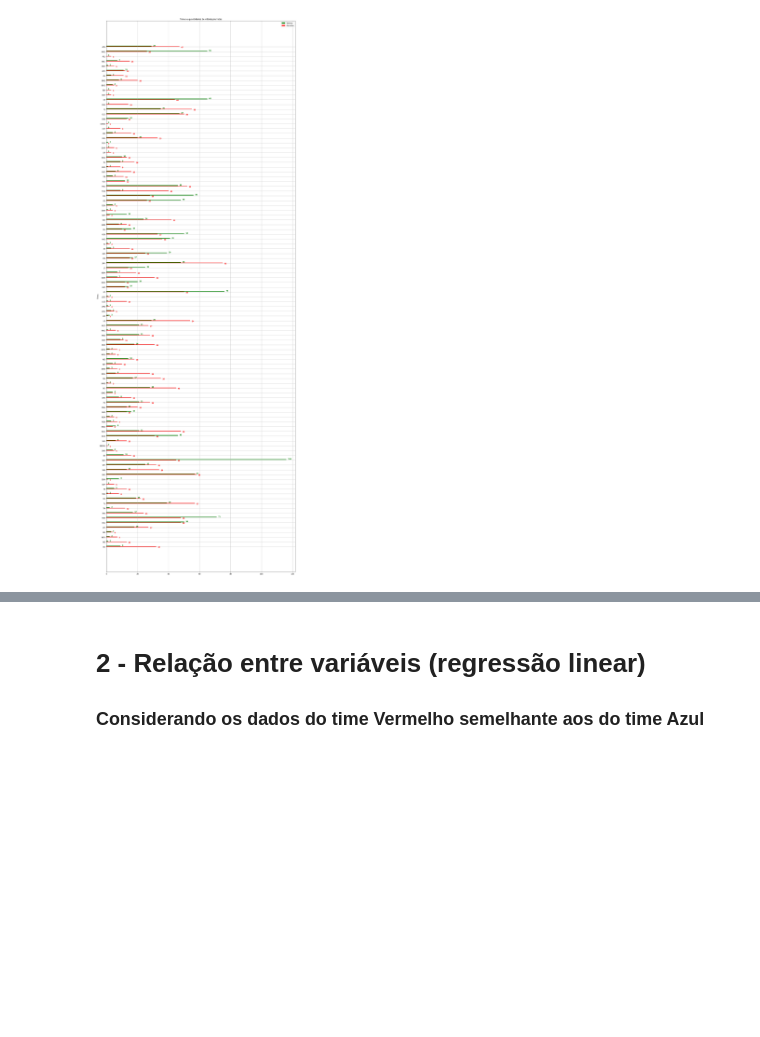
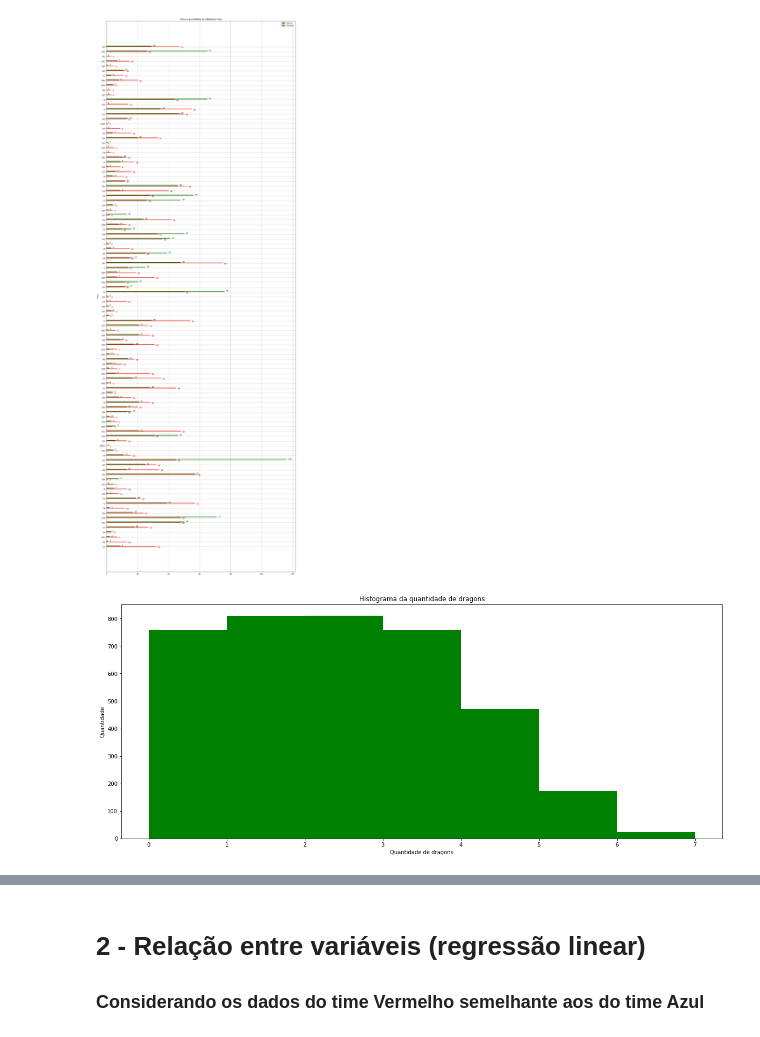
Before and after one commit to LiuSeeker/CieDados, a Jupyter notebook: Projeto 3/Proj3.ipynb, the cells around one changed output, grey strips where cells are left out. Drawn from its saved outputs; the diff is of its cells as text; code cells hidden in the pictures; blank space fills up the shorter version.

```diff
--- a/Projeto 3/Proj3.ipynb
+++ b/Projeto 3/Proj3.ipynb
@@ -284,0 +321,9 @@ plt.show()
+# %%
+bins = np.linspace(0, 7, 8)
+plt.figure(figsize=(20,8))
+plt.hist(qnt("rDragons"), bins, color="g");
+plt.title("Histograma da quantidade de dragons");
+plt.xlabel("Quantidade de dragons");
+plt.ylabel("Quantidade");
+# %% [output]
+[figure, added]
```
Also changed, not shown: parts of 40 cells of this notebook, 1 other file.
